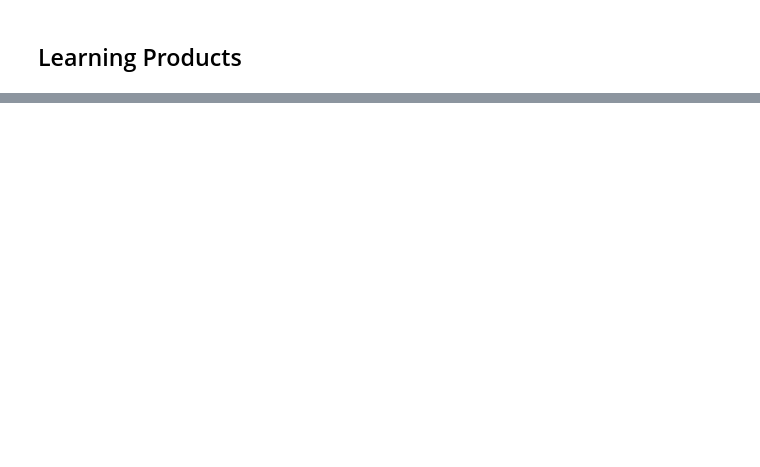
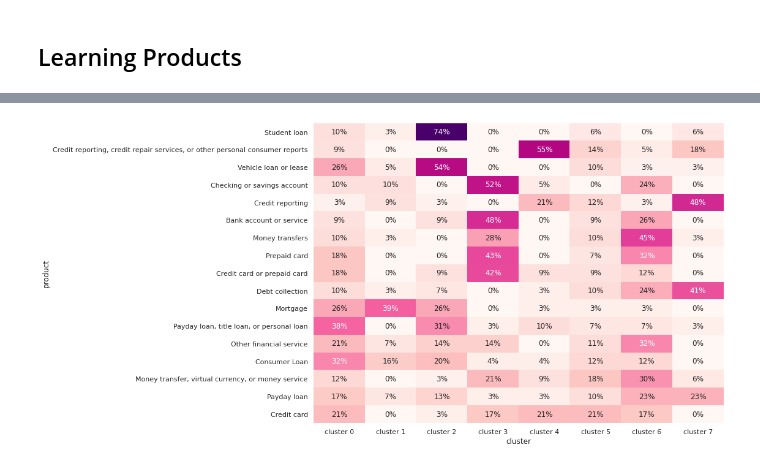
Before and after one commit to personalml/example, a Jupyter notebook: notebooks/exploration/issues-learning.ipynb, the cells around one changed output, grey strips where cells are left out. Drawn from its saved outputs; the diff is of its cells as text; code cells hidden in the pictures; blank space fills up the shorter version.

Commit message:
Add clustering exploration

```diff
--- a/notebooks/exploration/issues-learning.ipynb
+++ b/notebooks/exploration/issues-learning.ipynb
@@ -76,0 +44,9 @@ y.limit(5).toPandas()
+# %%
+from pyspark.sql import Window
+
+ws = (Window
+       .partitionBy('product')
+       .orderBy(F.desc('date_received')))
+
+xs = (x.withColumn('nth', F.row_number().over(ws))
+       .where(F.col('nth') < 300))
@@ -76,0 +107,5 @@ y.limit(5).toPandas()
+# %%
+from sklearn import metrics
+
+fn = np.asarray([r for r in x_.features_norm])
+cs = np.inner(fn, fn)
@@ -76,0 +146,9 @@ y.limit(5).toPandas()
+# %%
+from sklearn.cluster import MiniBatchKMeans
+from sklearn.manifold import TSNE
+
+z = TSNE().fit_transform(fn)
+y = MiniBatchKMeans().fit_predict(fn)
+y = [f'cluster {e}' for e in y]
+
+x_['cluster'] = y
@@ -76,0 +161,19 @@ y.limit(5).toPandas()
+# %%
+ht = (x_[x_.tags_trusted_labels]
+      .groupby(['product', 'cluster'], as_index=False)
+      .agg({'complaint_id': 'count'})
+      .pivot('product', 'cluster', 'complaint_id')
+      .fillna(0))
+
+# Transform counts in rates
+ht = ht / ht.sum(axis=1).values.reshape(-1, 1)
+
+# Sort from most coherent to most unsure
+ht = (ht.assign(max=ht.max(axis=1))
+        .sort_values('max', ascending=False)
+        .drop('max', 1))
+# %%
+plt.figure(figsize=(12, 9))
+ax = sns.heatmap(ht, cmap='RdPu', fmt='.0%', annot=True, cbar=False);
+# %% [output]
+[figure, added]
```
Also changed, not shown: parts of 20 cells of this notebook, 4 other files.
